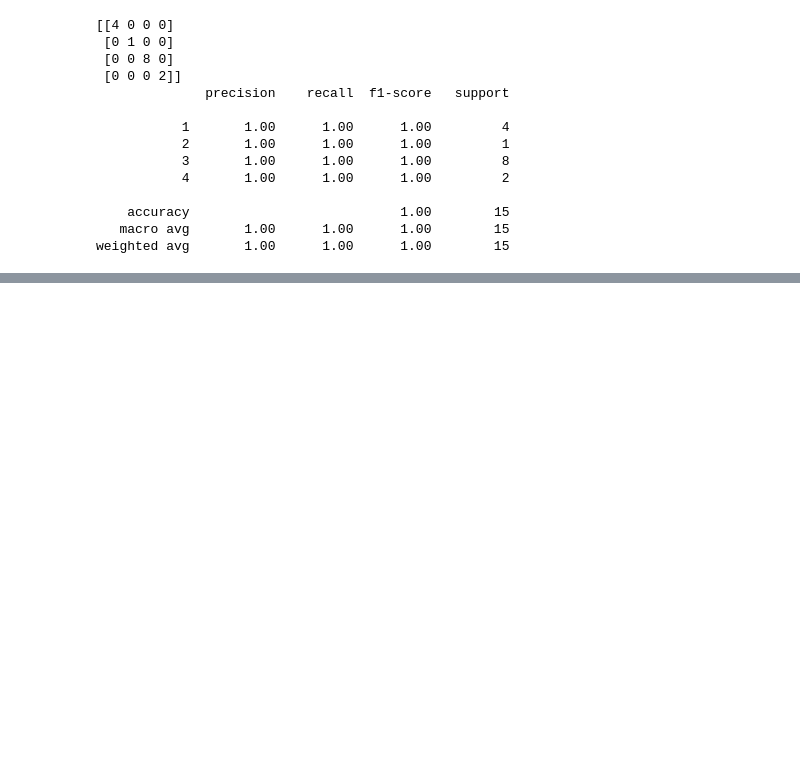
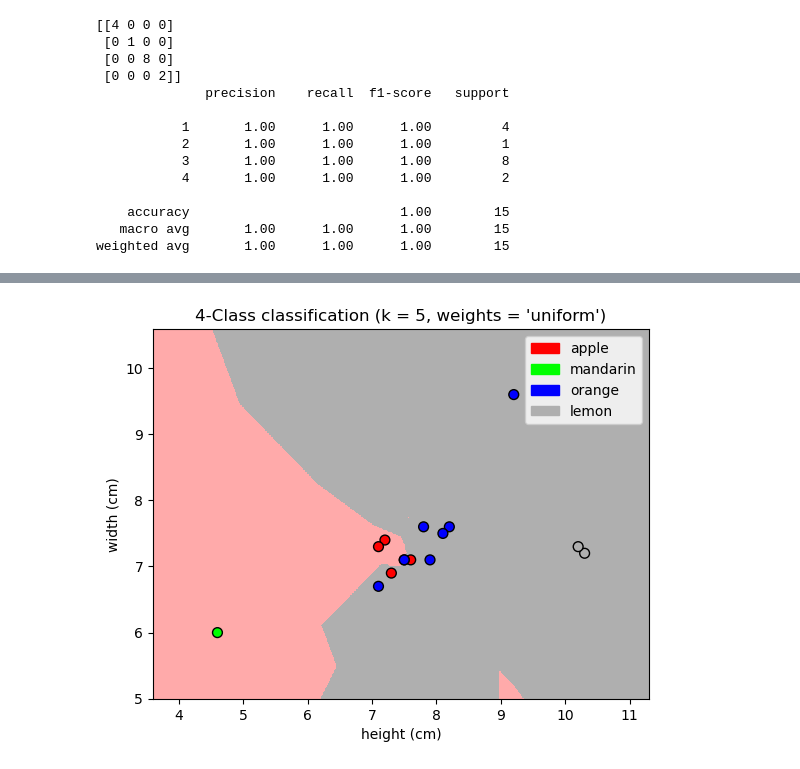
Before and after one commit to CarsonMcDermott/ML-Fruit-Classification, a Jupyter notebook: determine_fruit.ipynb, the cells around one changed output, grey strips where cells are left out. Cells and saved outputs as stored; diff of their text form; code cells hidden in the pictures; blank space fills up the shorter version.

```diff
--- a/determine_fruit.ipynb
+++ b/determine_fruit.ipynb
@@ -291,3 +301,7 @@ AttributeError: 'DataFrame' object has no attribute 'as_matrix'
+# %%
+plot_fruit_knn(X_test, y_test, 5, 'uniform')
+# %% [output]
+[figure, added]
 # %%
 k_range = range(1, 20)
 scores = []
```
Also changed, not shown: parts of 8 cells of this notebook.
